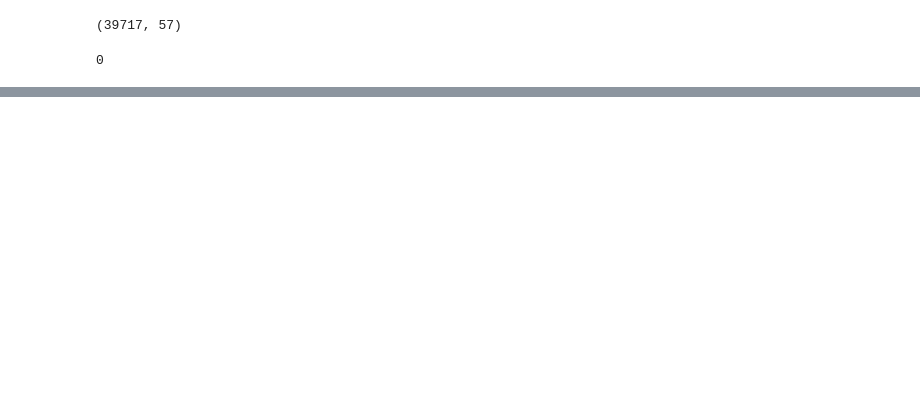
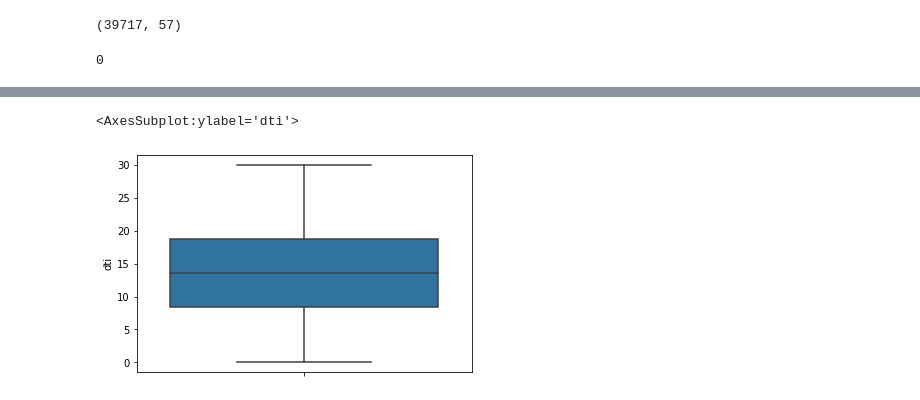
Before and after one commit to Shwetabh1/LendingClubCaseStudy, a Jupyter notebook: Group_Shwetabh_Shekhar.ipynb, the cells around one changed output, grey strips where cells are left out. Drawn from its saved outputs; the diff is of its cells as text; code cells hidden in the pictures; blank space fills up the shorter version.

```diff
--- a/Group_Shwetabh_Shekhar.ipynb
+++ b/Group_Shwetabh_Shekhar.ipynb
@@ -103,0 +227,8 @@ print(l3)
+# %%
+# Let's check the box plot for debt to income ratio
+sns.boxplot(y=loan_df.dti)
+
+# INFERENCE: No Outliers
+# %% [output]
+<AxesSubplot:ylabel='dti'>
+[figure, added]
```
Also changed, not shown: parts of 75 cells of this notebook, 2 other files.
